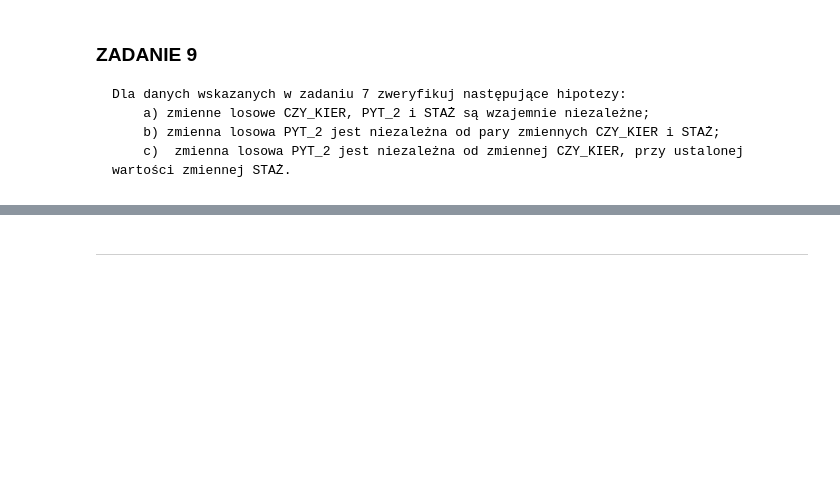
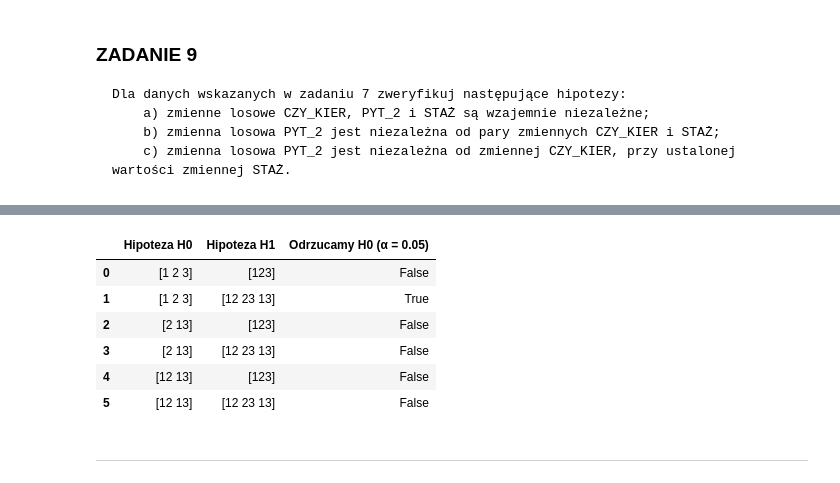
Before and after one commit to Jagaxxx/ADA_raporty, a Jupyter notebook: raport3/raport_l3.ipynb, the cells around one changed output, grey strips where cells are left out. Saved outputs shown, nothing was run; the diff lists cells and outputs as text; code cells hidden in the pictures; blank space fills up the shorter version.

```diff
--- a/raport3/raport_l3.ipynb
+++ b/raport3/raport_l3.ipynb
@@ -678,0 +840,4 @@ a) prawdopodobieństwo, że osoba pracująca na stanowisku kierowniczym jest zde
+# %%
+m_H1_123 = glm(formula='count ~ CZY_KIER + STAŻ + PYT_2 + (PYT_2*CZY_KIER) + (PYT_2*STAŻ) + (CZY_KIER*STAŻ) + '
+'(PYT_2*CZY_KIER*STAŻ)', data=df_ll_model, family=sm.families.Poisson()).fit()
+m_H1_12_23_31 = glm('count ~ (CZY_KIER + PYT_2 + STAŻ)**2', data=df_ll_model, family=sm.families.Poisson()).fit()
@@ -678,0 +856,8 @@ a) prawdopodobieństwo, że osoba pracująca na stanowisku kierowniczym jest zde
+# %%
+model_1_2_3 = glm(formula='count ~ CZY_KIER + STAŻ + PYT_2 ', data=df_ll_model, family=sm.families.Poisson()).fit()
+
+# model H1: [123]
+A_mH1_123 = compare_models(model_H0=model_1_2_3, model_H1=m_H1_123, alpha=0.05)
+
+# model H1: [12 23 32]
+A_mH1_12_23_32 = compare_models(model_H0=model_1_2_3, model_H1=m_H1_12_23_31, alpha=0.05)
@@ -678,0 +876,8 @@ a) prawdopodobieństwo, że osoba pracująca na stanowisku kierowniczym jest zde
+# %%
+model_2_13 = glm(formula='count ~ CZY_KIER + STAŻ + PYT_2 + (CZY_KIER * STAŻ) ', data=df_ll_model, family=sm.families.Poisson()).fit()
+
+# model H1: [123]
+B_mH1_123 = compare_models(model_H0=model_2_13, model_H1=m_H1_123, alpha=0.05)
+
+# model H1: [12 23 32]
+B_mH1_12_23_32 = compare_models(model_H0=model_2_13, model_H1=m_H1_12_23_31, alpha=0.05)
@@ -679,3 +896,34 @@ a) prawdopodobieństwo, że osoba pracująca na stanowisku kierowniczym jest zde
+# %%
+model_12_23 = glm(formula='count ~ CZY_KIER + STAŻ + PYT_2 + (CZY_KIER * STAŻ) + (PYT_2*STAŻ) ', data=df_ll_model, family=sm.families.Poisson()).fit()
+
+# model H1: [123]
+C_mH1_123 = compare_models(model_H0=model_12_23, model_H1=m_H1_123, alpha=0.05)
+
+# model H1: [12 23 32]
+C_mH1_12_23_32 = compare_models(model_H0=model_12_23, model_H1=m_H1_12_23_31, alpha=0.05)
+# %%
+results_table = pd.DataFrame({
+    'Hipoteza H0': [
+        '[1 2 3]', '[1 2 3]',
+        '[2 13]', '[2 13]',
+        '[12 13]', '[12 13]'
+    ],
+    'Hipoteza H1': [
+        '[123]', '[12 23 13]',
+        '[123]', '[12 23 13]',
+        '[123]', '[12 23 13]'
+    ],
+    'Odrzucamy H0 (α = 0.05)': [A_mH1_123, A_mH1_12_23_32, B_mH1_123, B_mH1_12_23_32, C_mH1_123, C_mH1_12_23_32]})
+
+results_table
+# %% [output]
+|  | Hipoteza H0 | Hipoteza H1 | Odrzucamy H0 (α = 0.05) |
+| 0 | [1 2 3] | [123] | False |
+| 1 | [1 2 3] | [12 23 13] | True |
+| 2 | [2 13] | [123] | False |
+| 3 | [2 13] | [12 23 13] | False |
+| 4 | [12 13] | [123] | False |
+| 5 | [12 13] | [12 23 13] | False |
 # %% [markdown]
 --------------------------------------------------
 # %% [markdown]
```
Also changed, not shown: parts of 46 cells of this notebook.
